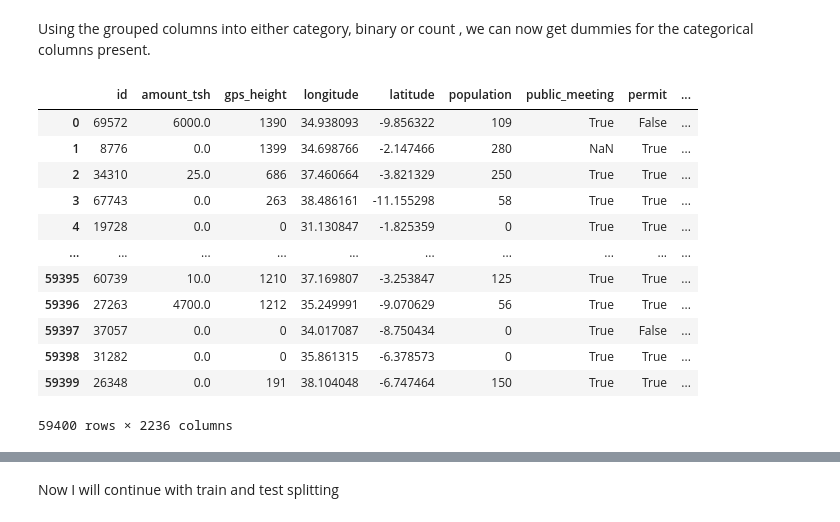
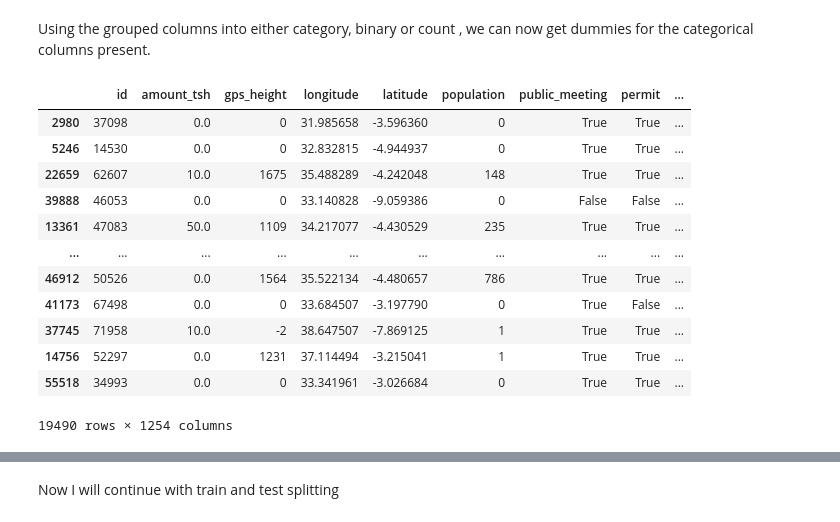
Before and after one commit to Rayez634/Project3, a Jupyter notebook: Water_supply.ipynb, the cells around one changed output, grey strips where cells are left out. Cells and saved outputs as stored; diff of their text form; code cells hidden in the pictures.

```diff
--- a/Water_supply.ipynb
+++ b/Water_supply.ipynb
@@ -124,3 +139,7 @@ dtypes: float64(3), int64(7), object(31)
 memory usage: 18.6+ MB
 # %%
 df1 = df.copy()
+# %%
+df1 = df1.sample(frac=0.4, random_state=42)
+df1['permit'] = df1['permit'].dropna()
+df1
@@ -205,7 +238,7 @@ columns_to_drop = ['date_recorded', 'funder', 'wpt_name', 'subvillage', 'lga',
 
 df1 = df1.drop(columns_to_drop, axis=1)
 # %%
-df2 = df1.copy()
+df2 = df1.copy().dropna()
 df2.head()
 # %% [output]
 |  | id | amount_tsh | gps_height | installer | longitude | latitude | basin | region | population | ... |
@@ -428,22 +464,22 @@ binary_col = ['public_meeting', 'permit']
 # %% [markdown]
 Using the grouped columns into either category, binary or count , we can now get dummies for the categorical columns present.
 # %%
-#Create dummies
-X = pd.get_dummies(X,columns = categ_col)
-
+#using label encoding to get the integral values for the categorical values
+X = pd.get_dummies(X , columns = categ_col)
+X['permit'] = X['permit'].dropna()
 # Print X
 X
 # %% [output]
 |  | id | amount_tsh | gps_height | longitude | latitude | population | public_meeting | permit | ... |
-| 0 | 69572 | 6000.0 | 1390 | 34.938093 | -9.856322 | 109 | True | False | ... |
-| 1 | 8776 | 0.0 | 1399 | 34.698766 | -2.147466 | 280 | NaN | True | ... |
-| 2 | 34310 | 25.0 | 686 | 37.460664 | -3.821329 | 250 | True | True | ... |
-| 3 | 67743 | 0.0 | 263 | 38.486161 | -11.155298 | 58 | True | True | ... |
-| 4 | 19728 | 0.0 | 0 | 31.130847 | -1.825359 | 0 | True | True | ... |
+| 2980 | 37098 | 0.0 | 0 | 31.985658 | -3.596360 | 0 | True | True | ... |
+| 5246 | 14530 | 0.0 | 0 | 32.832815 | -4.944937 | 0 | True | True | ... |
+| 22659 | 62607 | 10.0 | 1675 | 35.488289 | -4.242048 | 148 | True | True | ... |
+| 39888 | 46053 | 0.0 | 0 | 33.140828 | -9.059386 | 0 | False | False | ... |
+| 13361 | 47083 | 50.0 | 1109 | 34.217077 | -4.430529 | 235 | True | True | ... |
 | ... | ... | ... | ... | ... | ... | ... | ... | ... | ... |
-| 59395 | 60739 | 10.0 | 1210 | 37.169807 | -3.253847 | 125 | True | True | ... |
-| 59396 | 27263 | 4700.0 | 1212 | 35.249991 | -9.070629 | 56 | True | True | ... |
-| 59397 | 37057 | 0.0 | 0 | 34.017087 | -8.750434 | 0 | True | False | ... |
-| 59398 | 31282 | 0.0 | 0 | 35.861315 | -6.378573 | 0 | True | True | ... |
-| 59399 | 26348 | 0.0 | 191 | 38.104048 | -6.747464 | 150 | True | True | ... |
+| 46912 | 50526 | 0.0 | 1564 | 35.522134 | -4.480657 | 786 | True | True | ... |
+| 41173 | 67498 | 0.0 | 0 | 33.684507 | -3.197790 | 0 | True | False | ... |
+| 37745 | 71958 | 10.0 | -2 | 38.647507 | -7.869125 | 1 | True | True | ... |
+| 14756 | 52297 | 0.0 | 1231 | 37.114494 | -3.215041 | 1 | True | True | ... |
+| 55518 | 34993 | 0.0 | 0 | 33.341961 | -3.026684 | 0 | True | True | ... |
-59400 rows × 2236 columns
+19490 rows × 1254 columns
```
Also changed, not shown: parts of 57 cells of this notebook.
